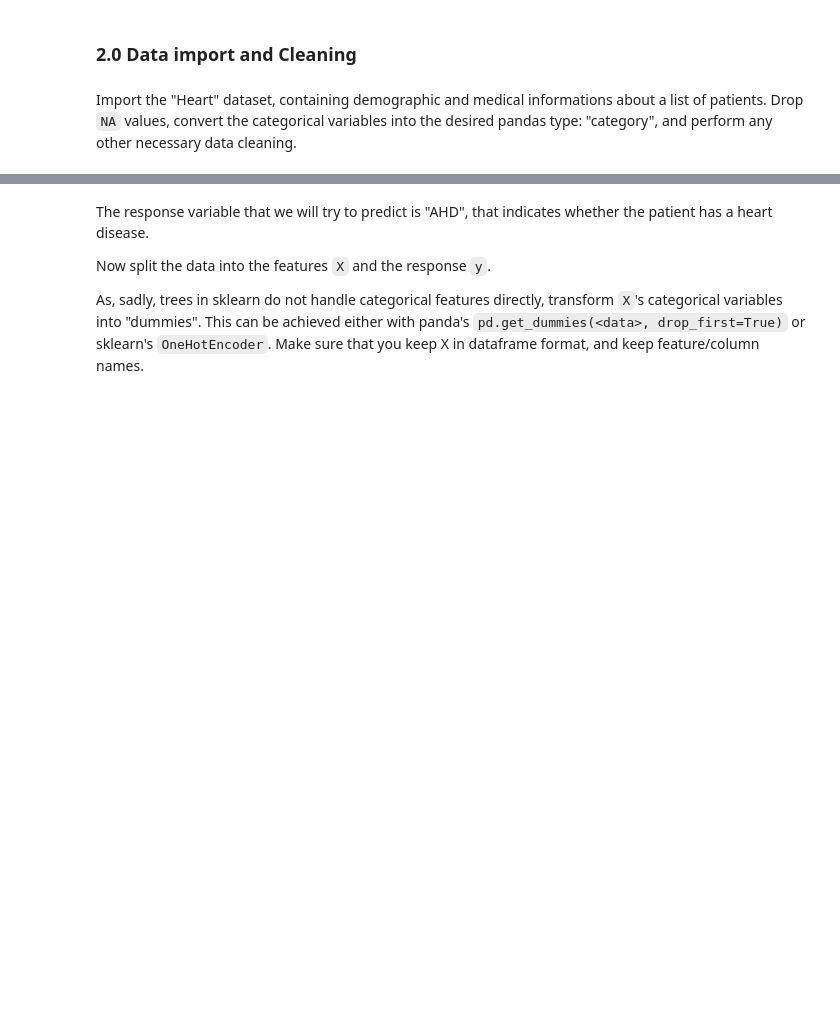
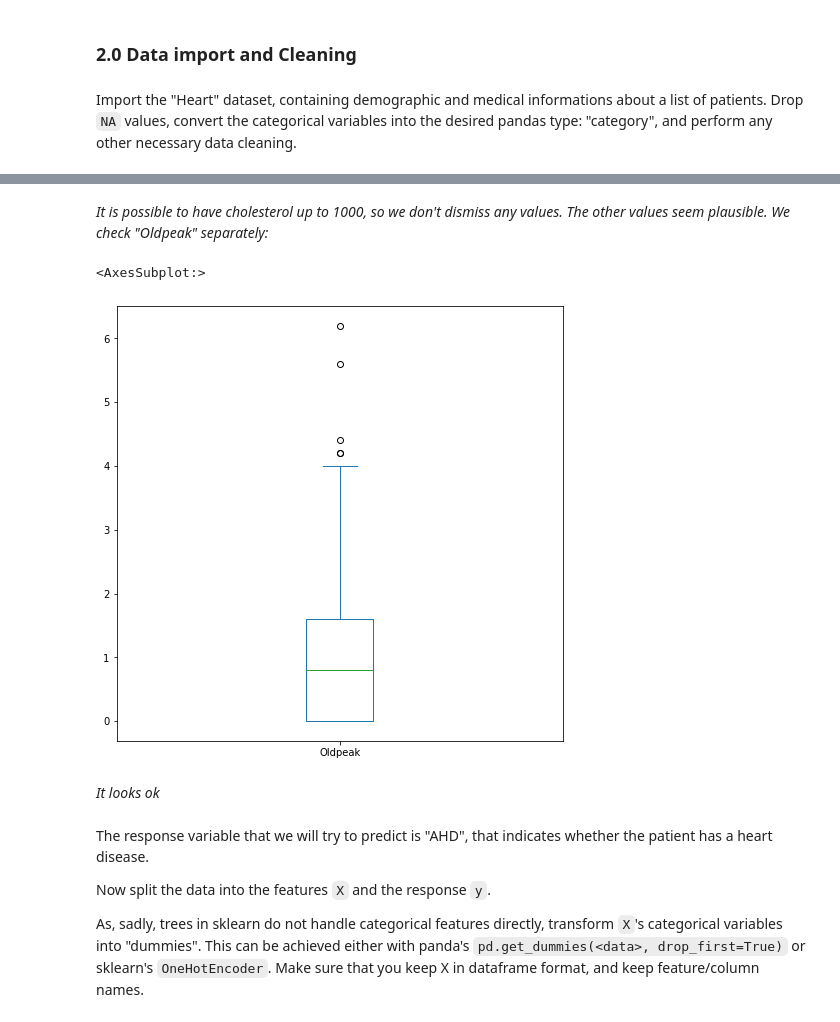
Before and after one commit to victorsamueldaniel/ML, a Jupyter notebook: week_6/Exercise_06_vic.ipynb, the cells around one changed output, grey strips where cells are left out. Saved outputs shown, nothing was run; the diff lists cells and outputs as text; code cells hidden in the pictures; blank space fills up the shorter version.

```diff
--- a/week_6/Exercise_06_vic.ipynb
+++ b/week_6/Exercise_06_vic.ipynb
@@ -102,3 +162,12 @@ Import the "Heart" dataset, containing demographic and medical informations abou
+# %% [markdown]
+*It is possible to have cholesterol up to 1000, so we don't dismiss any values. The other values seem plausible. We check "Oldpeak" separately:*
+# %%
+df_clean['Oldpeak'].plot.box(figsize=(8,8))
+# %% [output]
+<AxesSubplot:>
+[figure, added]
+# %% [markdown]
+*It looks ok*
 # %% [markdown]
 The response variable that we will try to predict is "AHD", that indicates whether the patient has a heart disease.
 
```
Also changed, not shown: parts of 23 cells of this notebook.
